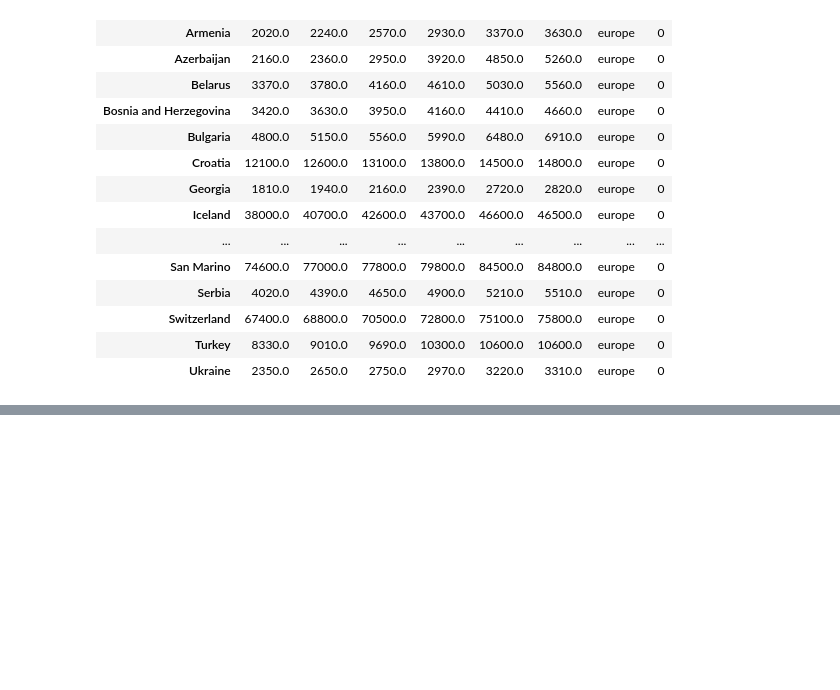
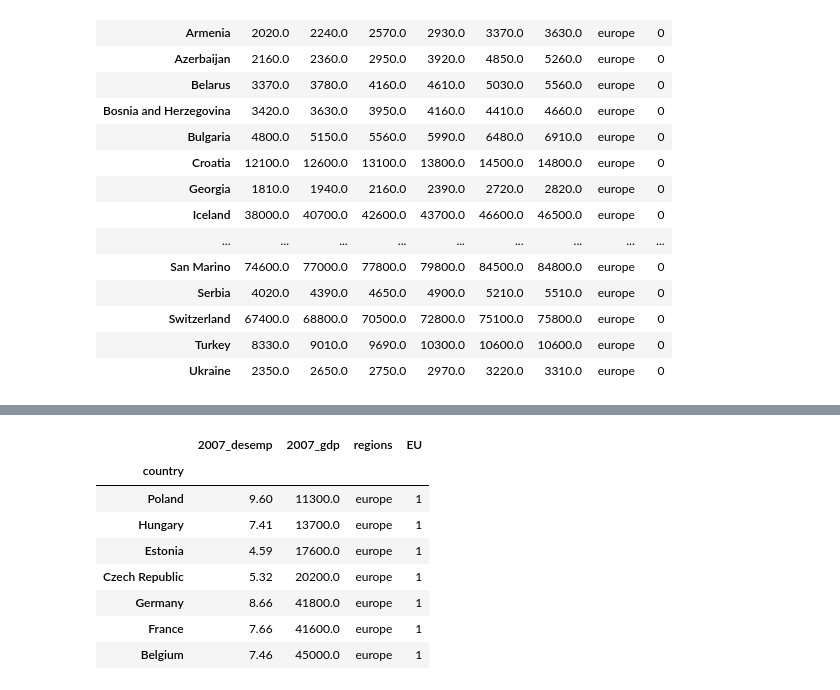
Before and after one commit to Gabrielpfm/Ciencia-dos-Dados, a Jupyter notebook: Projeto1/Gabriel_Moreira_2B.ipynb, the cells around one changed output, grey strips where cells are left out. Cells and saved outputs as stored; diff of their text form; code cells hidden in the pictures; blank space fills up the shorter version.

```diff
--- a/Projeto1/Gabriel_Moreira_2B.ipynb
+++ b/Projeto1/Gabriel_Moreira_2B.ipynb
@@ -264,0 +264,17 @@ for pais in gdp_transpose.columns:
+# %%
+desemp_2007 = desemp_europe.loc[["Poland","Hungary","Estonia","Czech Republic","Germany","France","Belgium"],[2007]]
+gdp_2007 = gdp_europe.loc[["Poland","Hungary","Estonia","Czech Republic","Germany","France","Belgium"],[2007]]
+_2007 = desemp_2007.join(gdp_2007,how="inner",lsuffix="_desemp",rsuffix="_gdp")
+
+data_2007 = _2007.join(regiao_idx,how="inner")
+data_2007
+# %% [output]
+|  | 2007_desemp | 2007_gdp | regions | EU |
+| country |  |  |  |  |
+| Poland | 9.60 | 11300.0 | europe | 1 |
+| Hungary | 7.41 | 13700.0 | europe | 1 |
+| Estonia | 4.59 | 17600.0 | europe | 1 |
+| Czech Republic | 5.32 | 20200.0 | europe | 1 |
+| Germany | 8.66 | 41800.0 | europe | 1 |
+| France | 7.66 | 41600.0 | europe | 1 |
+| Belgium | 7.46 | 45000.0 | europe | 1 |
```
Also changed, not shown: parts of 3 cells of this notebook.
